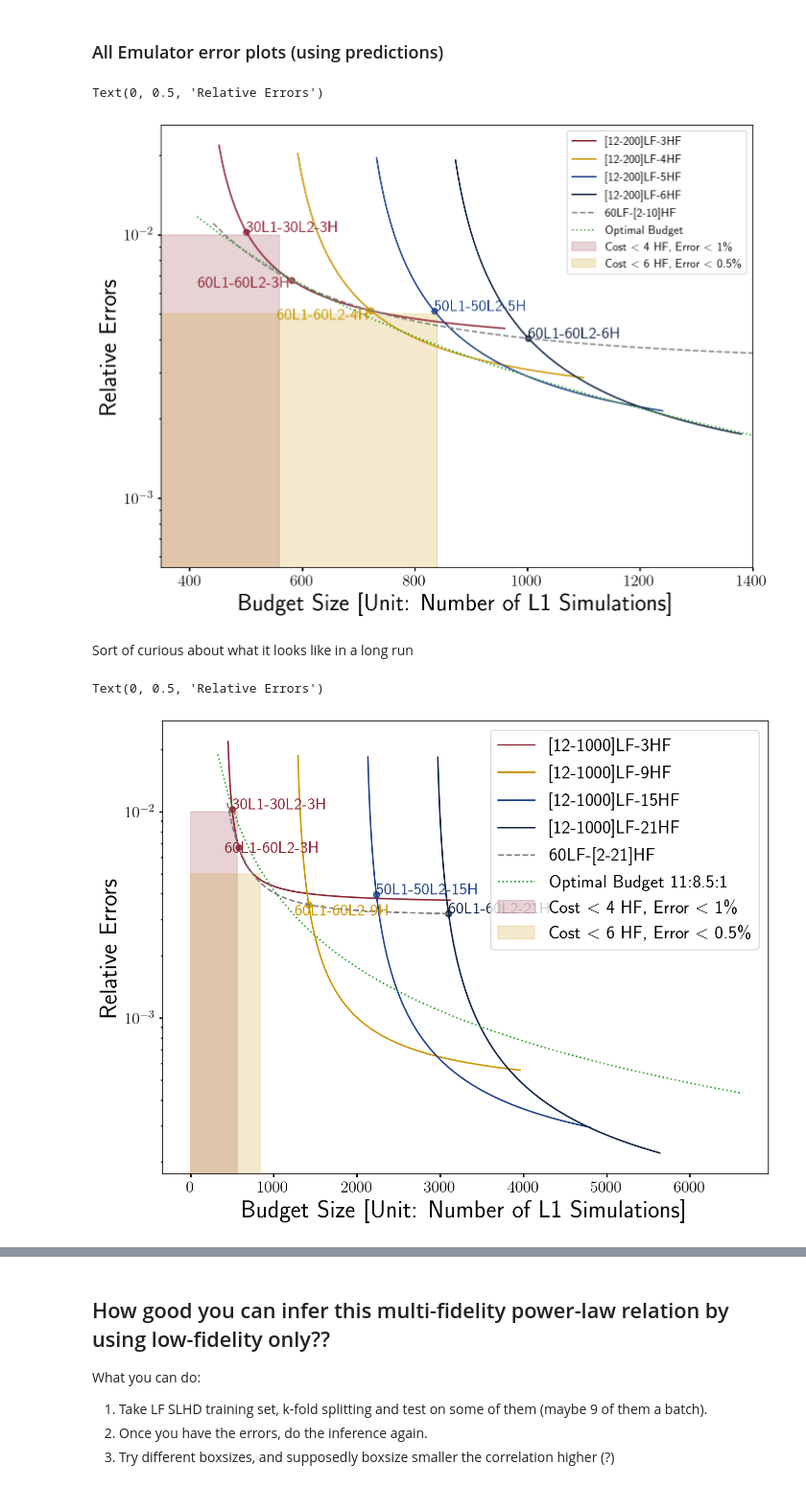
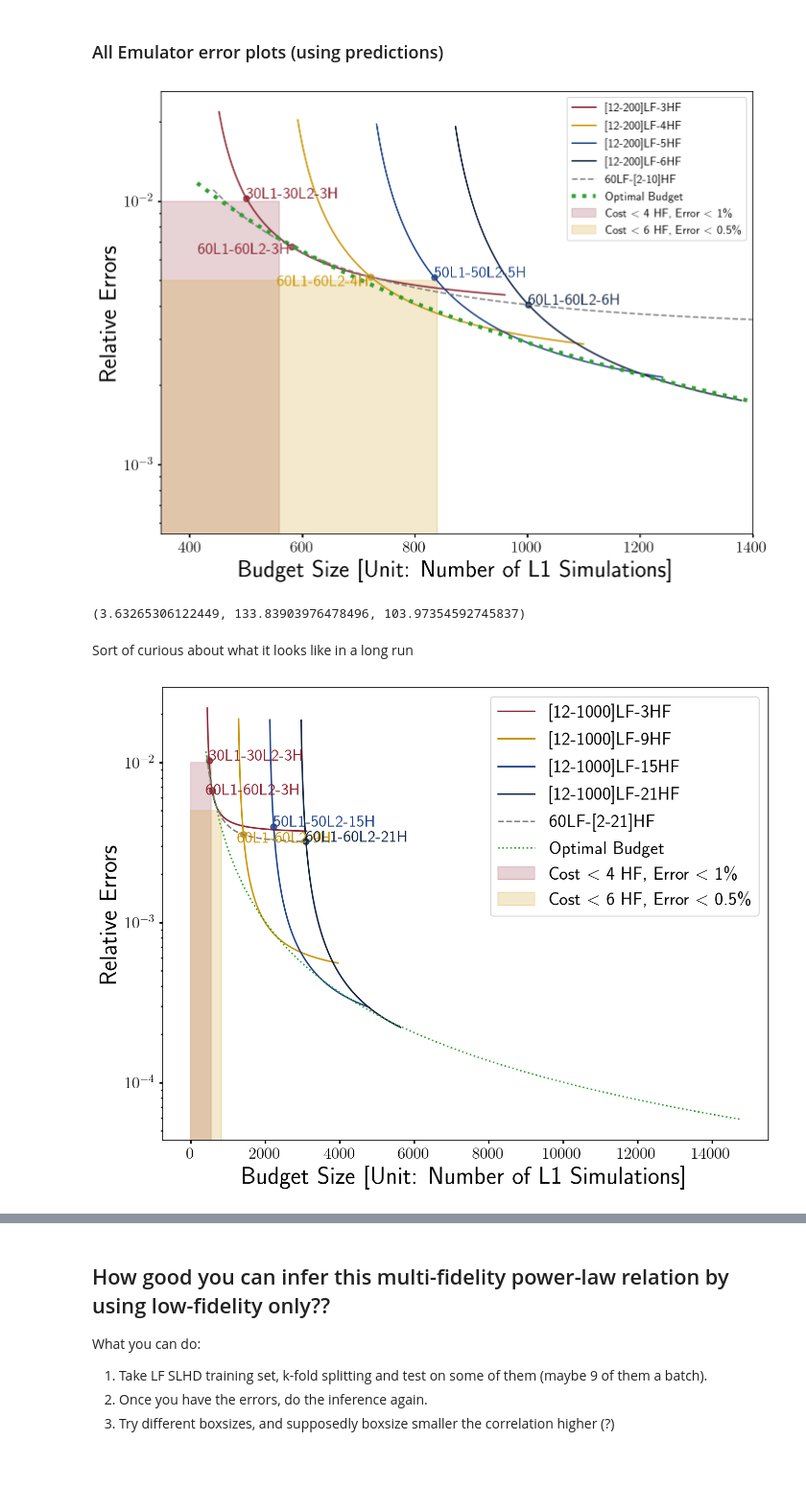
Before and after one commit to jibanCat/matter_emu_mfbox, a Jupyter notebook: notebooks/Infer dGMGP Emulation errors using LF and HF points.ipynb, the cells around one changed output, grey strips where cells are left out. Shown at 96% size. Saved outputs shown, nothing was run; the diff lists cells and outputs as text; code cells hidden in the pictures.

```diff
--- a/notebooks/Infer dGMGP Emulation errors using LF and HF points.ipynb
+++ b/notebooks/Infer dGMGP Emulation errors using LF and HF points.ipynb
@@ -527,7 +527,6 @@ n_L^{-(\frac{\nu_2 + d}{d})}
 $$
 # %%
 # optimal budget after solving the KKT condition
-d = 5
 n_estimated = lambda cost, rho, nu : ((rho / cost) * (nu / d) ) ** (d / (d + nu))
 
 def n_l_estimated(
@@ -537,6 +536,7 @@ def n_l_estimated(
     rho:    float,
     nu_l:   float,
     nu_h:   float,
+    d : int = 5,
 ) -> float:
 
     _n_h_power_law = n_h ** (- (nu_h + d) / d)
@@ -556,7 +556,7 @@ def n_l_estimated(
 
 # (size_l1 / size_h, size_l2 / size_h), (size_l1, size_l2, size_h)
 
-n_h = 3
+n_h = 2.5
 n_l_estimated(
     n_h    = n_h,
     cost_l = 1,
@@ -695,6 +677,7 @@ ax.plot(
     color="C2",
     label="Optimal Budget", # {:.2g}:{:.2g}:{:.2g}".format(l1_ratio, l2_ratio, 1),
     ls="dotted",
+    lw=4,
 )
 # # Doesn't quite make sense. Plot uncertainty to see
 # _n_hf = np.linspace(0.1, 20) # expand the range for interpolation
@@ -808,10 +791,14 @@ ax.legend(loc="upper right", fontsize=12)
 plt.xlabel("Budget Size [Unit: Number of L1 Simulations]")
 plt.ylabel("Relative Errors")
 
-# fig.savefig("../../../Latex/mf_boxsize_paper/images/budget_all_predicted_costs_dgmgp.pdf", bbox_inches='tight', pad_inches=0.075)
+fig.savefig("../../../Latex/mf_boxsize_paper/images/budget_all_predicted_costs_dgmgp.pdf", bbox_inches='tight', pad_inches=0.075)
 # %% [output]
-Text(0, 0.5, 'Relative Errors')
-[figure, old version]
+[figure, new version]
+# %%
+i = 10
+_n_hf[i], _n_l1[i], _n_l2[i]
+# %% [output]
+(3.63265306122449, 133.83903976478496, 103.97354592745837)
 # %% [markdown]
 Sort of curious about what it looks like in a long run
 # %%
@@ -853,11 +840,27 @@ for i, _n_lf in enumerate(all_selected_lfs):
     )
 # Optimal line L1:L2:H = 11:8.5:1
 _n_hf = np.linspace(2, 40)
-l1_ratio = n_estimated(1,   rho1_median, nu1_median) / n_estimated(140, 1, nu0_median)
-l2_ratio = n_estimated(1.7, rho2_median, nu2_median) / n_estimated(140, 1, nu0_median)
+# l1_ratio = n_estimated(1,   rho1_median, nu1_median) / n_estimated(140, 1, nu0_median)
+# l2_ratio = n_estimated(1.7, rho2_median, nu2_median) / n_estimated(140, 1, nu0_median)
 # Error(num of HFs)
-_n_l1 = l1_ratio * _n_hf
-_n_l2 = l2_ratio * _n_hf
+_n_l1 = n_l_estimated(
+    n_h    = _n_hf,
+    cost_l = 1,
+    cost_h = cost_hf,
+    rho    = rho1_median,
+    nu_l   = nu1_median,
+    nu_h   = nu0_median,
+)
+_n_l2 = n_l_estimated(
+    n_h    = _n_hf,
+    cost_l = 1.7,
+    cost_h = cost_hf,
+    rho    = rho2_median,
+    nu_l   = nu2_median,
+    nu_h   = nu0_median,
+)
+# _n_l1 = l1_ratio * _n_hf
+# _n_l2 = l2_ratio * _n_hf
 
 _x = _n_l1 + _n_l2 * 1.7 + _n_hf * cost_hf
 
@@ -868,7 +871,7 @@ ax.plot(
     _x,
     _y_pred_hf,
     color="C2",
-    label="Optimal Budget {:.2g}:{:.2g}:{:.2g}".format(l1_ratio, l2_ratio, 1),
+    label="Optimal Budget",
     ls="dotted",
 )
 
@@ -913,33 +916,32 @@ for i, (_i_lf, _i_hf) in enumerate(_selected_points):
         # Well, not a clean solution
         ax.text(
             _i_lf * cost_lf + _i_hf * cost_hf - cost_hf - cost_lf * 10,
             _y_i_pred                         - 4e-4,
             "{}L1-{}L2-{}H".format(_i_lf, _i_lf, _i_hf),
             color=colors[i],
         )
 
 
 
 # Regime with < 1% error and low cost
 ax.fill_between(
     np.linspace(0, 4 * cost_hf), y1=0.01, alpha=0.2, color=colors[0],
     label="Cost $<$ 4 HF, Error $<$ 1\%"
 )
 ax.fill_between(
     np.linspace(0, 6 * cost_hf), y1=0.005, alpha=0.2, color=colors[1],
     label="Cost $<$ 6 HF, Error $<$ 0.5\%"
 )
 
 # ax.set_xlim(350, 1400)
 ax.legend()
 
 # ax.set_xscale("log")
 ax.set_yscale("log")
 
 plt.xlabel("Budget Size [Unit: Number of L1 Simulations]")
 plt.ylabel("Relative Errors")
 
-# fig.savefig("../../../Latex/mf_boxsize_paper/images/budget_all_predicted_costs_dgmgp.pdf", bbox_inches='tight', pad_inches=0.075)
+fig.savefig("../../../Latex/mf_boxsize_paper/images/budget_all_predicted_costs_dgmgp.pdf", bbox_inches='tight', pad_inches=0.075)
 # %% [output]
-Text(0, 0.5, 'Relative Errors')
-[figure, old version]
+[figure, new version]
```
Also changed, not shown: parts of 7 cells of this notebook, 1 other file.
